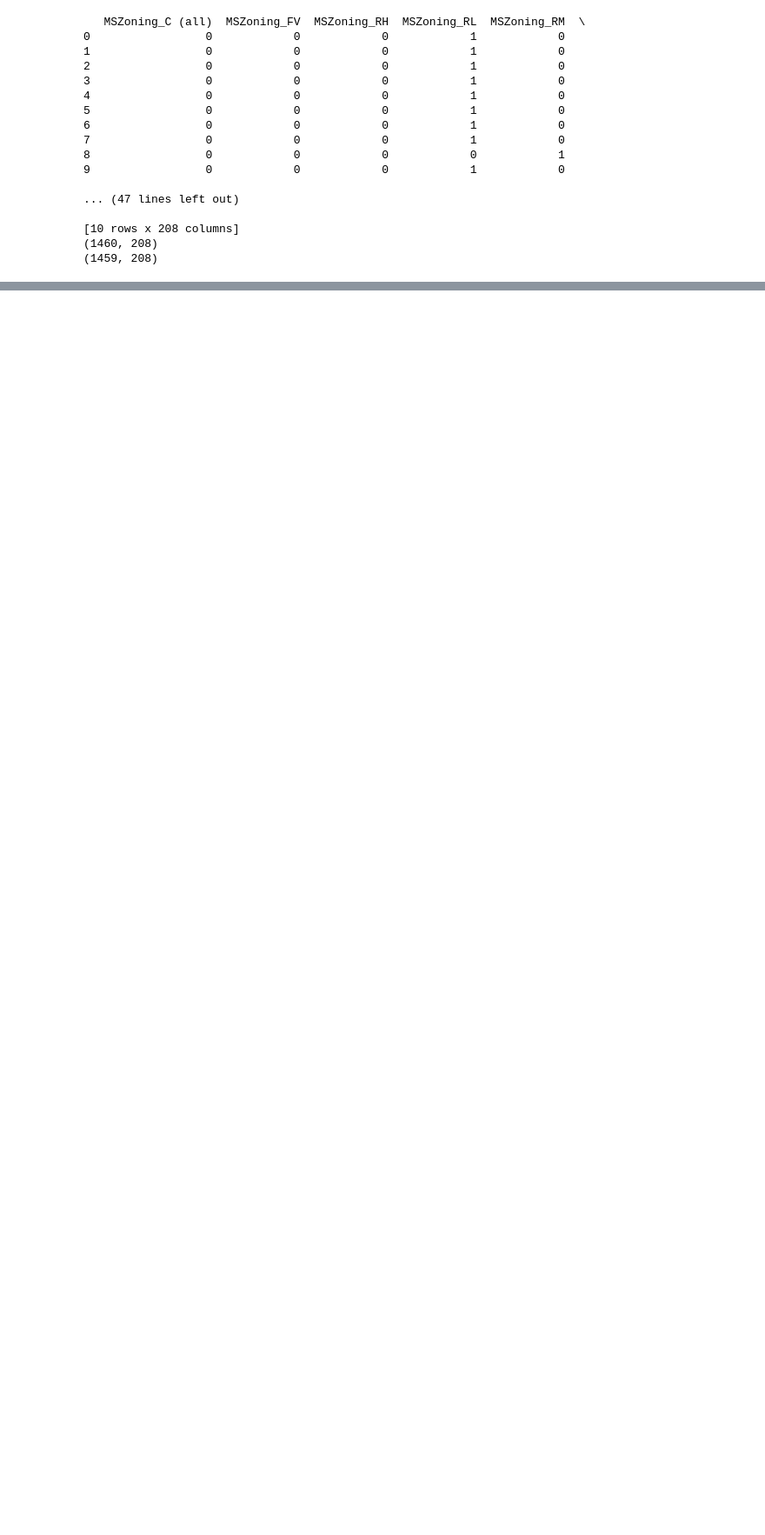
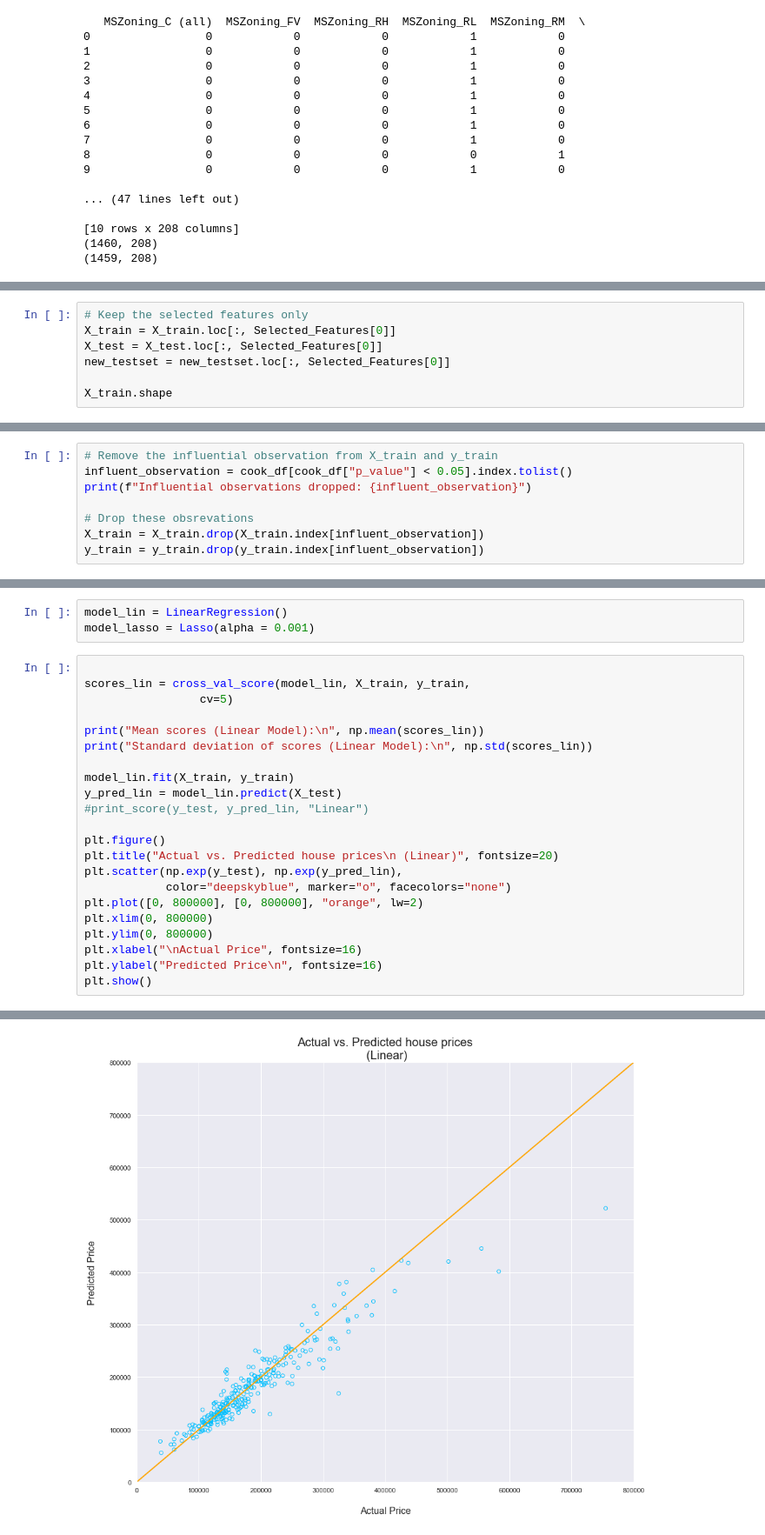
Before and after one commit to chiacchius/ML_House_prices, a Jupyter notebook: MLnotebook.ipynb, the cells around one changed output, grey strips where cells are left out. Shown: that part at 87% size. Saved outputs shown, nothing was run; the diff lists cells and outputs as text; blank space fills up the shorter version.

```diff
--- a/MLnotebook.ipynb
+++ b/MLnotebook.ipynb
@@ -615,0 +812,7 @@ new_trainset = pd.concat([trainset_num_corr, trainset_cat_encoded], axis="column
+# %%
+# Keep the selected features only
+X_train = X_train.loc[:, Selected_Features[0]]
+X_test = X_test.loc[:, Selected_Features[0]]
+new_testset = new_testset.loc[:, Selected_Features[0]]
+
+X_train.shape
@@ -615,0 +877,8 @@ new_trainset = pd.concat([trainset_num_corr, trainset_cat_encoded], axis="column
+# %%
+# Remove the influential observation from X_train and y_train
+influent_observation = cook_df[cook_df["p_value"] < 0.05].index.tolist()
+print(f"Influential observations dropped: {influent_observation}")
+
+# Drop these obsrevations
+X_train = X_train.drop(X_train.index[influent_observation])
+y_train = y_train.drop(y_train.index[influent_observation])
@@ -615,0 +889,26 @@ new_trainset = pd.concat([trainset_num_corr, trainset_cat_encoded], axis="column
+# %%
+model_lin = LinearRegression()
+model_lasso = Lasso(alpha = 0.001)
+# %%
+
+scores_lin = cross_val_score(model_lin, X_train, y_train,
+                 cv=5)
+
+print("Mean scores (Linear Model):\n", np.mean(scores_lin))
+print("Standard deviation of scores (Linear Model):\n", np.std(scores_lin))
+
+model_lin.fit(X_train, y_train)
+y_pred_lin = model_lin.predict(X_test)
+#print_score(y_test, y_pred_lin, "Linear")
+
+plt.figure()
+plt.title("Actual vs. Predicted house prices\n (Linear)", fontsize=20)
+plt.scatter(np.exp(y_test), np.exp(y_pred_lin),
+            color="deepskyblue", marker="o", facecolors="none")
+plt.plot([0, 800000], [0, 800000], "orange", lw=2)
+plt.xlim(0, 800000)
+plt.ylim(0, 800000)
+plt.xlabel("\nActual Price", fontsize=16)
+plt.ylabel("Predicted Price\n", fontsize=16)
+plt.show()
+# %% [output]
@@ -615,0 +919 @@ new_trainset = pd.concat([trainset_num_corr, trainset_cat_encoded], axis="column
+[figure, added]
```
Also changed, not shown: parts of 20 cells of this notebook.
